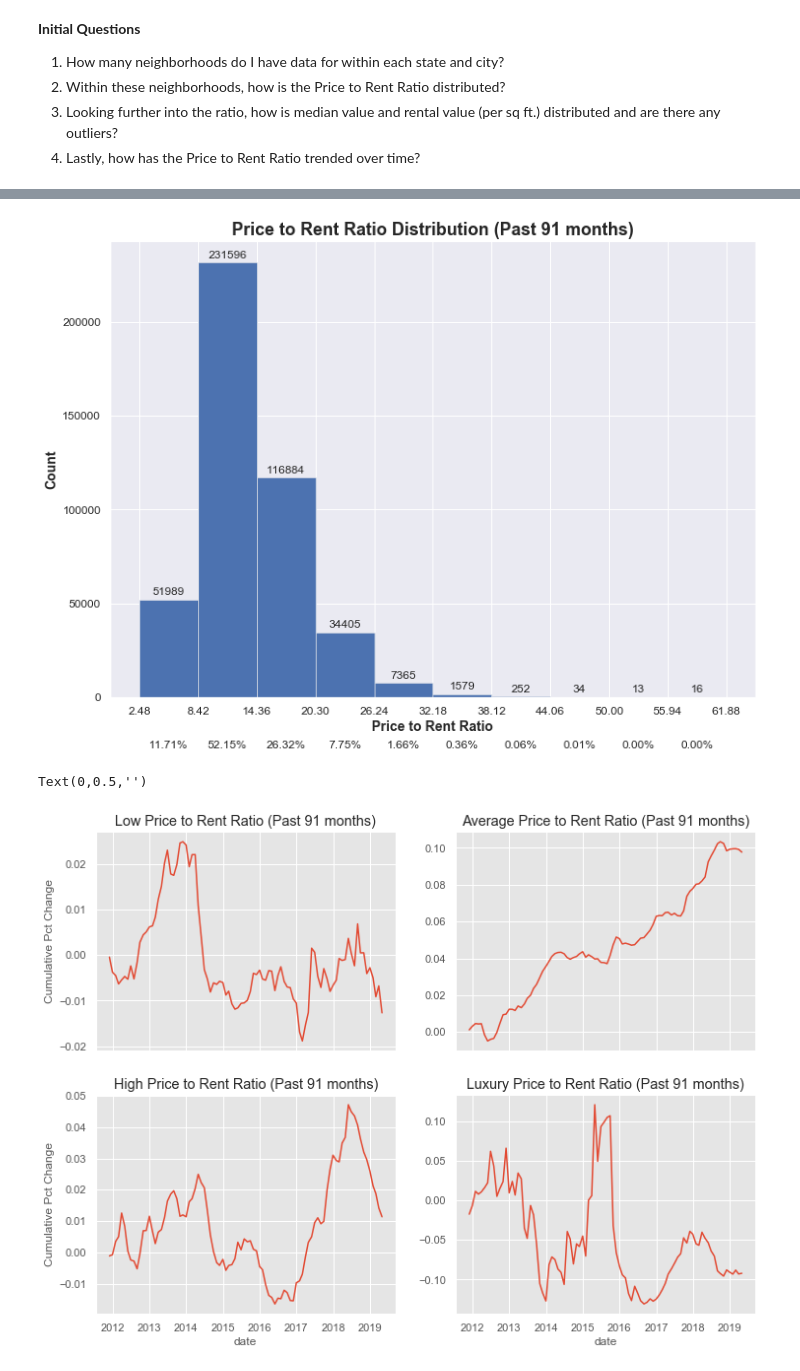
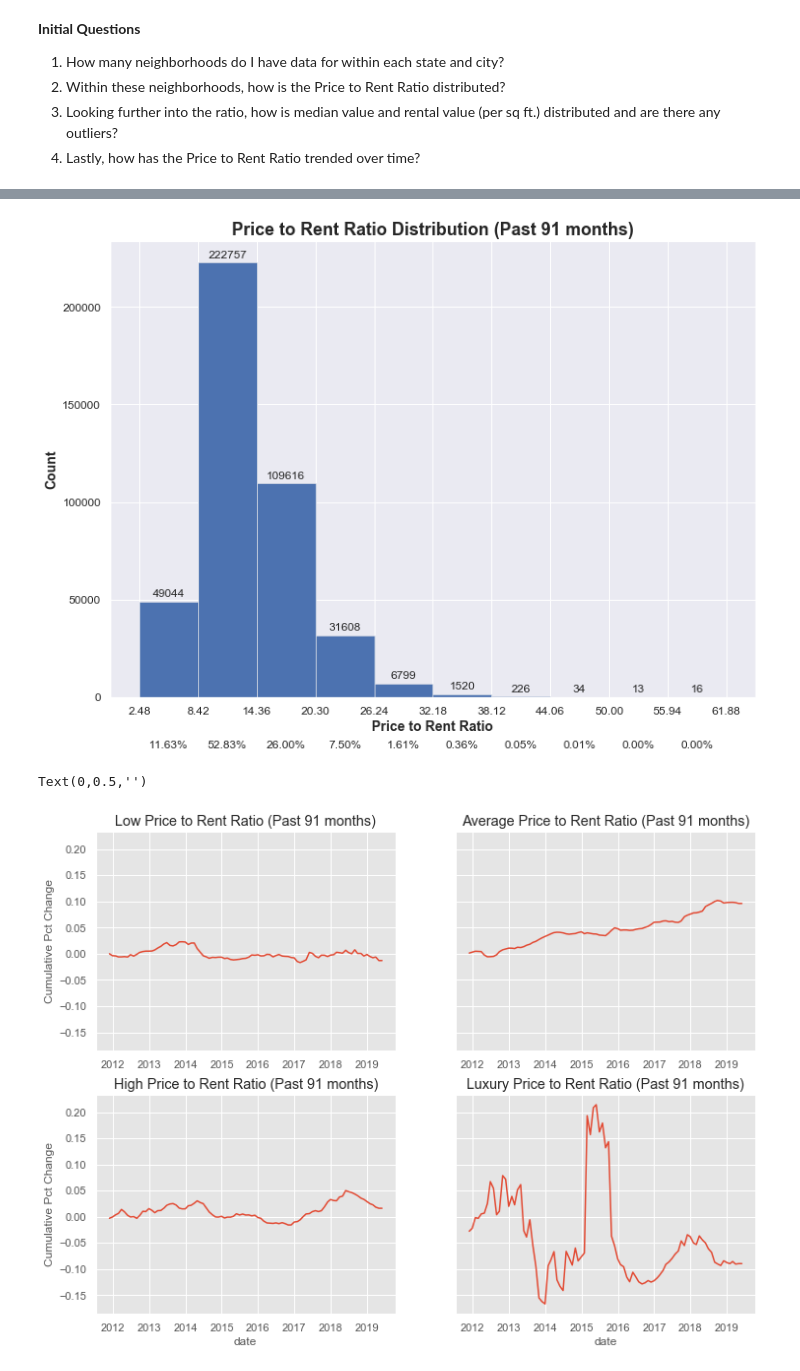
Before and after one commit to KKanoe/Projects, a Jupyter notebook: rental property project/Data Storytelling - Capstone 1.ipynb, the cells around one changed output, grey strips where cells are left out. Saved outputs shown, nothing was run; the diff lists cells and outputs as text; code cells hidden in the pictures.

```diff
--- a/rental property project/Data Storytelling - Capstone 1.ipynb
+++ b/rental property project/Data Storytelling - Capstone 1.ipynb
@@ -19,7 +19,7 @@ from collections import Counter
 # %%
 #Load Rental Data - Note there are some missing values in some columns, but I've filtered out as many as
 #I'm willing to drop from this dataset in lieu of losing other important data points
-rental_data = pd.read_csv('C:/datascience/springboard/projects/Rental Property ROI/data/Rental Data.csv', parse_dates=['date'], infer_datetime_format=True)
+rental_data = pd.read_csv('C:/datascience/springboard/projects/Rental Property ROI/data/Rental Data Update.csv', parse_dates=['date'], infer_datetime_format=True)
 rental_data.info()
 rental_data.head()
 # %% [output]
@@ -128,10 +128,10 @@ for patch, count, x in zip(patches, counts, bin_centers):
 
 plt.subplots_adjust(bottom=0.15)
 # %% [output]
-[figure, old version]
+[figure, new version]
 # %%
 #Separate ratio's into groups to examine trends
-bins = [0, 8.42, 20.3, 32.18, np.inf]
+bins = [0, 8.42, 20.3, 32.18, np.inf] #Smaller Bins!
 names = ['low','average','high','luxury']
 
 rental_data.loc[:, 'ratio_range'] = pd.cut(rental_data['Neighborhood_PriceToRentRatio_AllHomes'], bins, labels=names)
@@ -142,36 +142,39 @@ ratios_mean = ratios_mean.sort_values(['ratio_range','date'])
 ratios_mean.loc[:, 'ratio_pct_chg'] = ratios_mean.groupby('ratio_range')['Neighborhood_PriceToRentRatio_AllHomes'].transform(lambda x: x.pct_change())
 ratios_mean.loc[:, 'ratio_pct_chg_cum'] = ratios_mean.groupby('ratio_range')['ratio_pct_chg'].transform('cumsum')
 
 #Subset by group into separate dataframes
 ratios_low = ratios_mean[ratios_mean['ratio_range'] == 'low']
 ratios_avg = ratios_mean[ratios_mean['ratio_range'] == 'average']
 ratios_high = ratios_mean[ratios_mean['ratio_range'] == 'high']
 ratios_lux = ratios_mean[ratios_mean['ratio_range'] == 'luxury']
 
 #Plot each group
 x = 'date'
 y = 'ratio_pct_chg_cum'
 
-fig, ((ax1, ax2), (ax3, ax4)) = plt.subplots(nrows=2, ncols=2, figsize=(12,9), sharex=True)
+#FIX Y SCALE TO BE THE SAME AND GIVE SAMPLE SIZE. SHOULD I BIN DIFFERENT?
+
+fig, ((ax1, ax2), (ax3, ax4)) = plt.subplots(nrows=2, ncols=2, figsize=(12,9), sharey=True)
 sns.lineplot(x=x, y=y, data=ratios_low, ax=ax1)
 ax1.set_title('Low Price to Rent Ratio (Past 91 months)')
+ax1.set_xlabel('')
 ax1.set_ylabel('Cumulative Pct Change')
 
 sns.lineplot(x=x, y=y, data=ratios_avg, ax=ax2)
 ax2.set_title('Average Price to Rent Ratio (Past 91 months)')
-ax2.set_xlabel('Date')
+ax2.set_xlabel('')
 ax2.set_ylabel('')
 
 sns.lineplot(x=x, y=y, data=ratios_high, ax=ax3)
 ax3.set_title('High Price to Rent Ratio (Past 91 months)')
 ax3.set_ylabel('Cumulative Pct Change')
 
 sns.lineplot(x=x, y=y, data=ratios_lux, ax=ax4)
 ax4.set_title('Luxury Price to Rent Ratio (Past 91 months)')
 ax4.set_ylabel('')
 # %% [output]
 Text(0,0.5,'')
-[figure, old version]
+[figure, new version]
 # %%
 #Subset each ratio group and count where most groups are located
 rental_sub = rental_data[rental_data['ratio_range'] == 'low']
```
Also changed, not shown: parts of 7 cells of this notebook, 4 other files.
